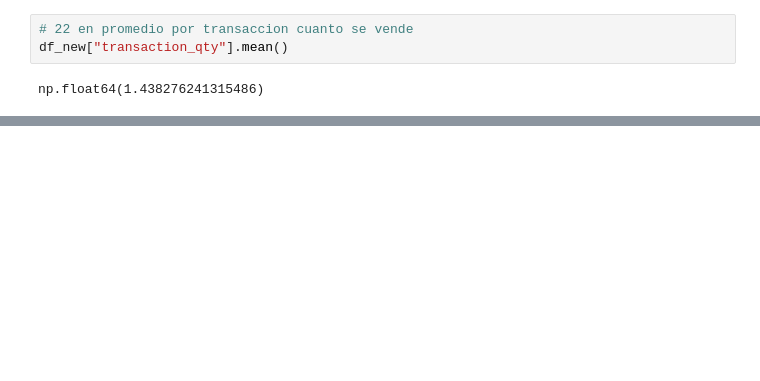
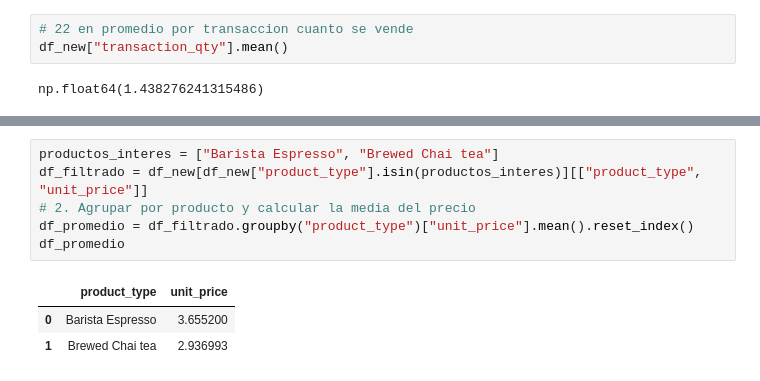
Before and after one commit to juniorleyer1/coffee-shop-sales-analysis, a Jupyter notebook: notebooks/coffee-shop-sales-analysis.ipynb, the cells around one changed output, grey strips where cells are left out. Saved outputs shown, nothing was run; the diff lists cells and outputs as text; blank space fills up the shorter version.

```diff
--- a/notebooks/coffee-shop-sales-analysis.ipynb
+++ b/notebooks/coffee-shop-sales-analysis.ipynb
@@ -302,0 +386,10 @@ np.float64(1.438276241315486)
+# %%
+productos_interes = ["Barista Espresso", "Brewed Chai tea"]
+df_filtrado = df_new[df_new["product_type"].isin(productos_interes)][["product_type", "unit_price"]]
+# 2. Agrupar por producto y calcular la media del precio
+df_promedio = df_filtrado.groupby("product_type")["unit_price"].mean().reset_index()
+df_promedio
+# %% [output]
+|  | product_type | unit_price |
+| 0 | Barista Espresso | 3.655200 |
+| 1 | Brewed Chai tea | 2.936993 |
```
Also changed, not shown: parts of 9 cells of this notebook.
